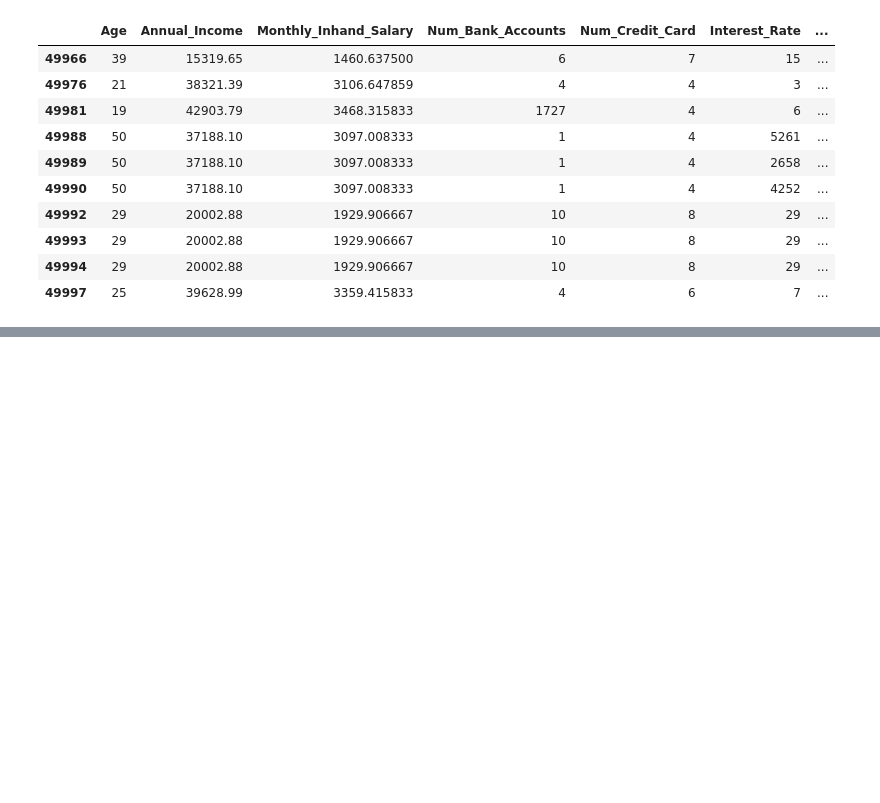
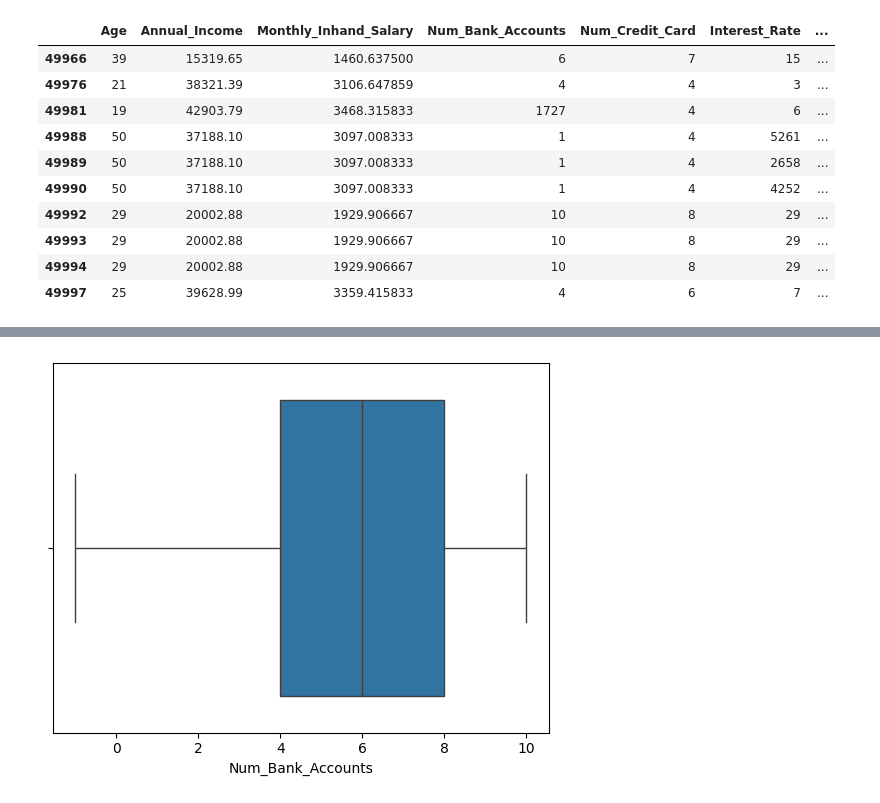
Before and after one commit to wessware/Credit_Risk_Analysis, a Jupyter notebook: credit_score_1.ipynb, the cells around one changed output, grey strips where cells are left out. Saved outputs shown, nothing was run; the diff lists cells and outputs as text; code cells hidden in the pictures; blank space fills up the shorter version.

```diff
--- a/credit_score_1.ipynb
+++ b/credit_score_1.ipynb
@@ -447,0 +468,7 @@ df.tail(10)
+# %%
+df = df[df['Num_Bank_Accounts'] <= 10]
+# %%
+sns.boxplot(x=df['Num_Bank_Accounts'])
+plt.show()
+# %% [output]
+[figure, added]
```
Also changed, not shown: parts of 12 cells of this notebook.
